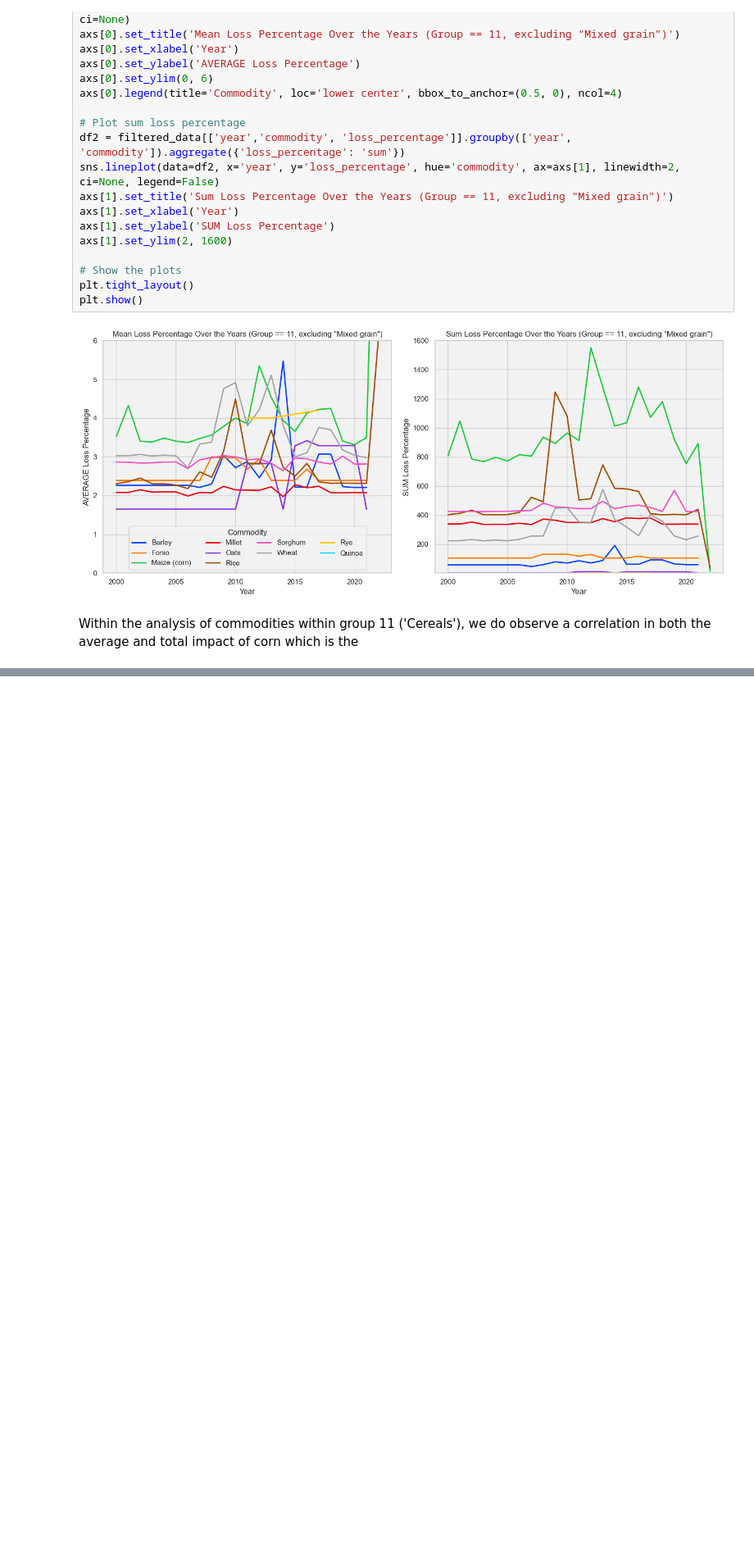
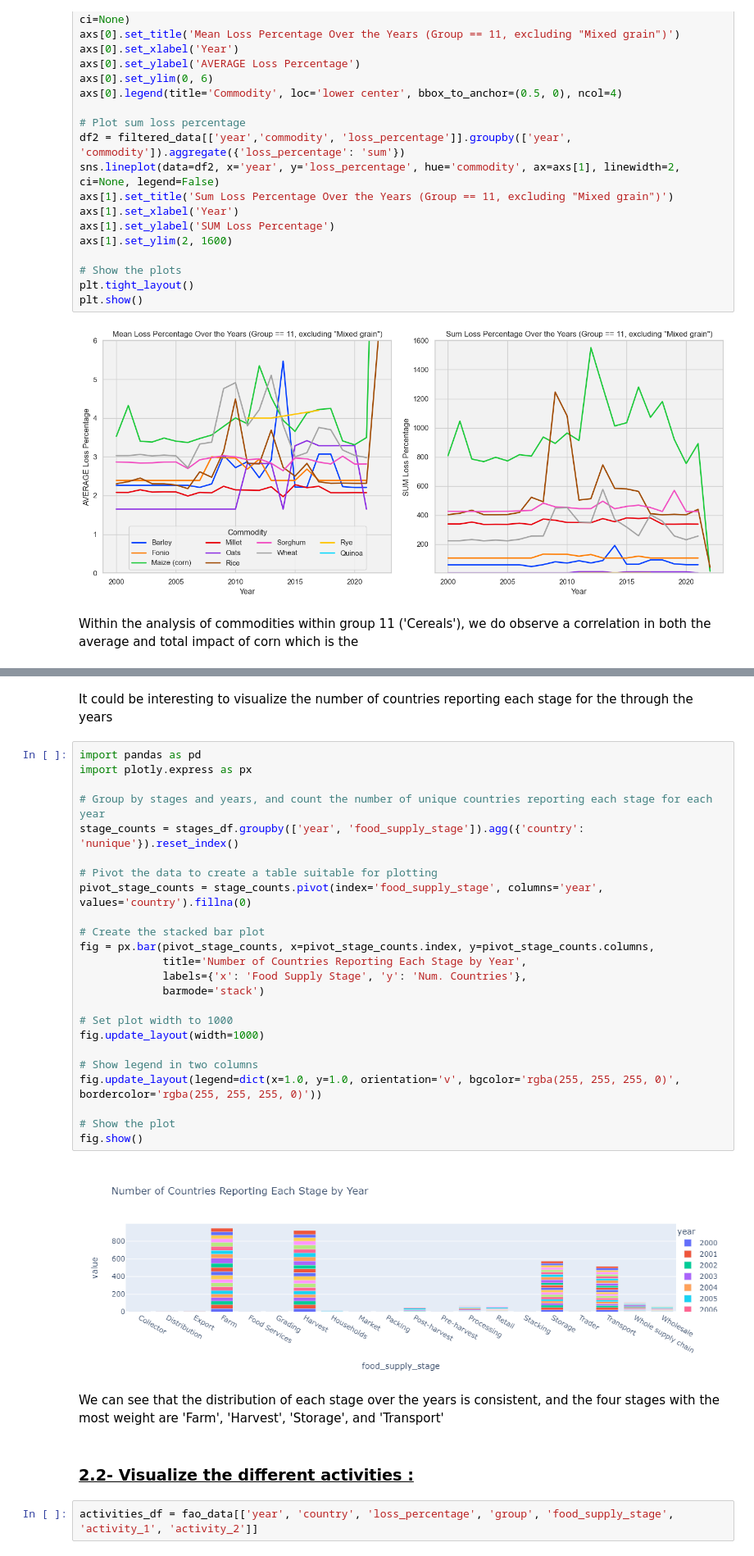
Before and after one commit to psaeztorres/CodeOp_Final_Project, a Jupyter notebook: visualization.ipynb, the cells around one changed output, grey strips where cells are left out. Shown at 82% size. Cells and saved outputs as stored; diff of their text form; blank space fills up the shorter version.

```diff
--- a/visualization.ipynb
+++ b/visualization.ipynb
@@ -471,0 +676,34 @@ Within the analysis of commodities within group 11 ('Cereals'), we do observe a
+# %% [markdown]
+It could be interesting to visualize the number of countries reporting each stage for the through the years
+# %%
+import pandas as pd
+import plotly.express as px
+
+# Group by stages and years, and count the number of unique countries reporting each stage for each year
+stage_counts = stages_df.groupby(['year', 'food_supply_stage']).agg({'country': 'nunique'}).reset_index()
+
+# Pivot the data to create a table suitable for plotting
+pivot_stage_counts = stage_counts.pivot(index='food_supply_stage', columns='year', values='country').fillna(0)
+
+# Create the stacked bar plot
+fig = px.bar(pivot_stage_counts, x=pivot_stage_counts.index, y=pivot_stage_counts.columns,
+             title='Number of Countries Reporting Each Stage by Year',
+             labels={'x': 'Food Supply Stage', 'y': 'Num. Countries'},
+             barmode='stack')
+
+# Set plot width to 1000
+fig.update_layout(width=1000)
+
+# Show legend in two columns
+fig.update_layout(legend=dict(x=1.0, y=1.0, orientation='v', bgcolor='rgba(255, 255, 255, 0)', bordercolor='rgba(255, 255, 255, 0)'))
+
+# Show the plot
+fig.show()
+# %% [output]
+[figure, added]
+# %% [markdown]
+We can see that the distribution of each stage over the years is consistent, and the four stages with the most weight are 'Farm', 'Harvest', 'Storage', and 'Transport'
+# %% [markdown]
+### <u> 2.2- Visualize the different activities :
+# %%
+activities_df = fao_data[['year', 'country', 'loss_percentage', 'group', 'food_supply_stage', 'activity_1', 'activity_2']]
```
Also changed, not shown: parts of 24 cells of this notebook.
